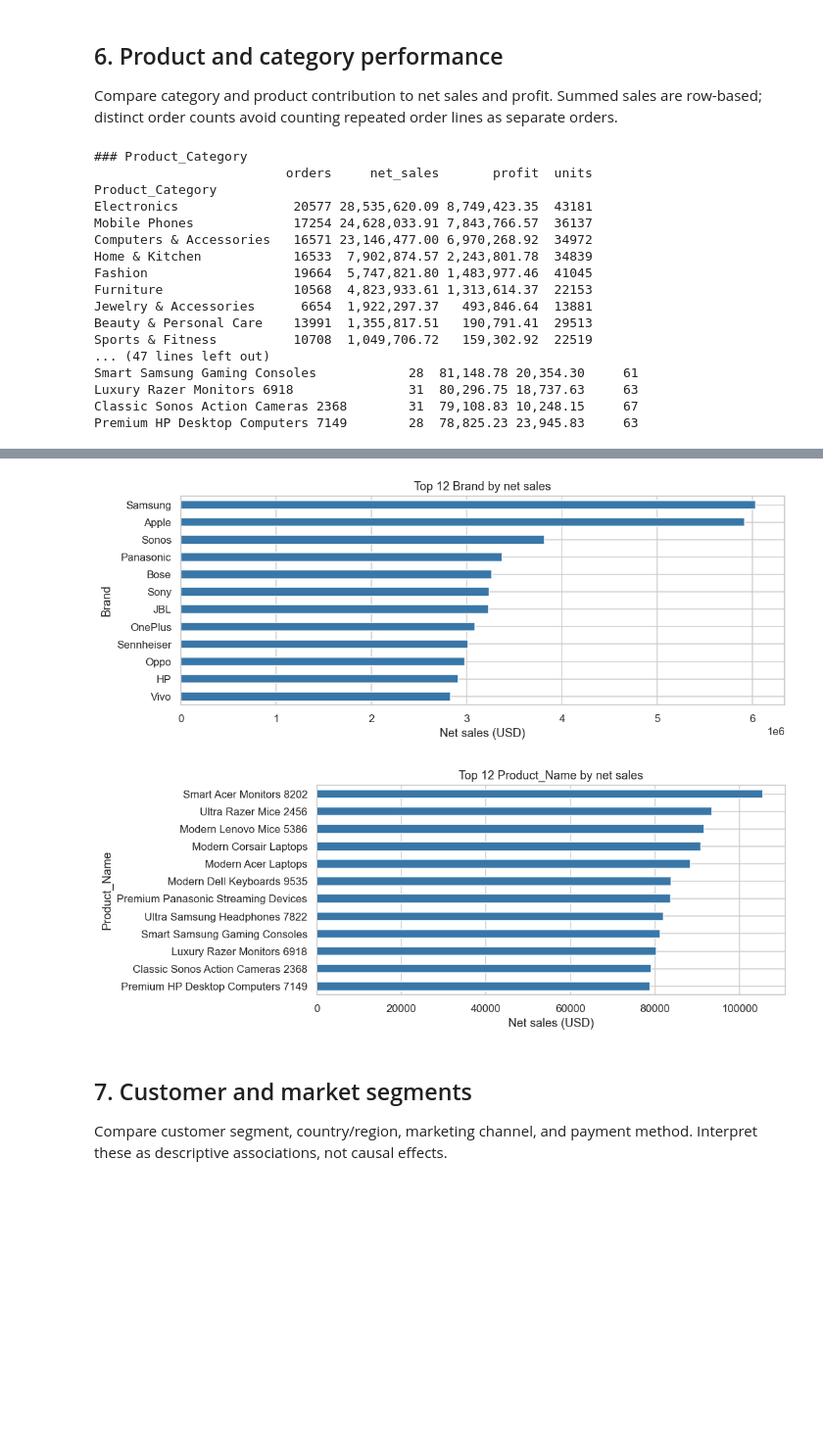
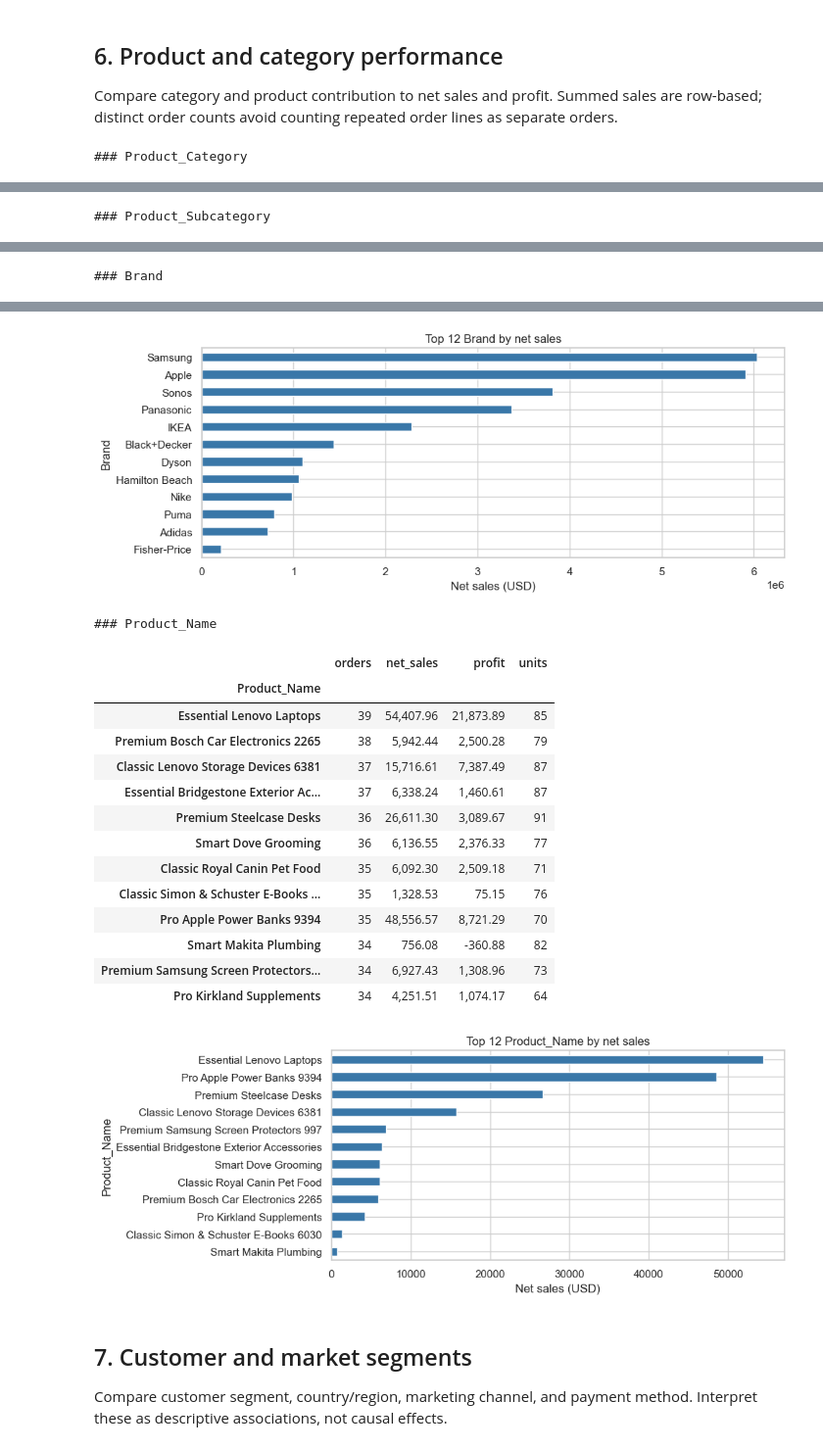
Before and after one commit to SulaimanTajuddin/E-commerce-Analytics, a Jupyter notebook: ecommerce_eda.ipynb, the cells around one changed output, grey strips where cells are left out. Shown at 98% size. Saved outputs shown, nothing was run; the diff lists cells and outputs as text; code cells hidden in the pictures; blank space fills up the shorter version.

Commit message:
Updated the ecommerce_eda.ipynb file with new data analysis and visualizations for the e-commerce dataset.

```diff
--- a/ecommerce_eda.ipynb
+++ b/ecommerce_eda.ipynb
@@ -242,8 +263,9 @@ def grouped_performance(group_col, top_n=15):
     if not agg:
         print("No compatible measures available.")
         return
-    sort_column = "net_sales" if "net_sales" in agg else next(iter(agg))
-    result = df.groupby(group_col, dropna=False).agg(**agg).sort_values(sort_column, ascending=False)
+    result = df.groupby(group_col, dropna=False).agg(**agg).sort_values(
+        "net_sales" if "net_sales" in agg.values() else next(iter(agg)), ascending=False
+    )
     display(result.head(top_n))
     if "net_sales" in result.columns:
         result["net_sales"].head(top_n).sort_values().plot(kind="barh", figsize=(10, max(4, top_n * 0.28)), color="#3977a8")
@@ -258,19 +280,3 @@ for dimension in ["Product_Category", "Product_Subcategory", "Brand", "Product_N
         grouped_performance(dimension, top_n=12)
 # %% [output]
 ### Product_Category
-                         orders     net_sales       profit  units
-Product_Category
-Electronics               20577 28,535,620.09 8,749,423.35  43181
-Mobile Phones             17254 24,628,033.91 7,843,766.57  36137
-Computers & Accessories   16571 23,146,477.00 6,970,268.92  34972
-Home & Kitchen            16533  7,902,874.57 2,243,801.78  34839
-Fashion                   19664  5,747,821.80 1,483,977.46  41045
-Furniture                 10568  4,823,933.61 1,313,614.37  22153
-Jewelry & Accessories      6654  1,922,297.37   493,846.64  13881
-Beauty & Personal Care    13991  1,355,817.51   190,791.41  29513
-Sports & Fitness          10708  1,049,706.72   159,302.92  22519
-... (47 lines left out)
-Smart Samsung Gaming Consoles            28  81,148.78 20,354.30     61
-Luxury Razer Monitors 6918               31  80,296.75 18,737.63     63
-Classic Sonos Action Cameras 2368        31  79,108.83 10,248.15     67
-Premium HP Desktop Computers 7149        28  78,825.23 23,945.83     63
@@ -277 +297,2 @@ Premium HP Desktop Computers 7149        28  78,825.23 23,945.83     63
 [figure]
+### Product_Subcategory
@@ -278,0 +314 @@ Premium HP Desktop Computers 7149        28  78,825.23 23,945.83     63
+### Brand
@@ -279,5 +329,20 @@ Premium HP Desktop Computers 7149        28  78,825.23 23,945.83     63
-[figure, old version]
+[figure, new version]
+### Product_Name
+|  | orders | net_sales | profit | units |
+| Product_Name |  |  |  |  |
+| Essential Lenovo Laptops | 39 | 54,407.96 | 21,873.89 | 85 |
+| Premium Bosch Car Electronics 2265 | 38 | 5,942.44 | 2,500.28 | 79 |
+| Classic Lenovo Storage Devices 6381 | 37 | 15,716.61 | 7,387.49 | 87 |
+| Essential Bridgestone Exterior Ac... | 37 | 6,338.24 | 1,460.61 | 87 |
+| Premium Steelcase Desks | 36 | 26,611.30 | 3,089.67 | 91 |
+| Smart Dove Grooming | 36 | 6,136.55 | 2,376.33 | 77 |
+| Classic Royal Canin Pet Food | 35 | 6,092.30 | 2,509.18 | 71 |
+| Classic Simon & Schuster E-Books ... | 35 | 1,328.53 | 75.15 | 76 |
+| Pro Apple Power Banks 9394 | 35 | 48,556.57 | 8,721.29 | 70 |
+| Smart Makita Plumbing | 34 | 756.08 | -360.88 | 82 |
+| Premium Samsung Screen Protectors... | 34 | 6,927.43 | 1,308.96 | 73 |
+| Pro Kirkland Supplements | 34 | 4,251.51 | 1,074.17 | 64 |
-[figure, old version]
+[figure, new version]
 # %% [markdown]
 ## 7. Customer and market segments
 
```
Also changed, not shown: parts of 10 cells of this notebook.
